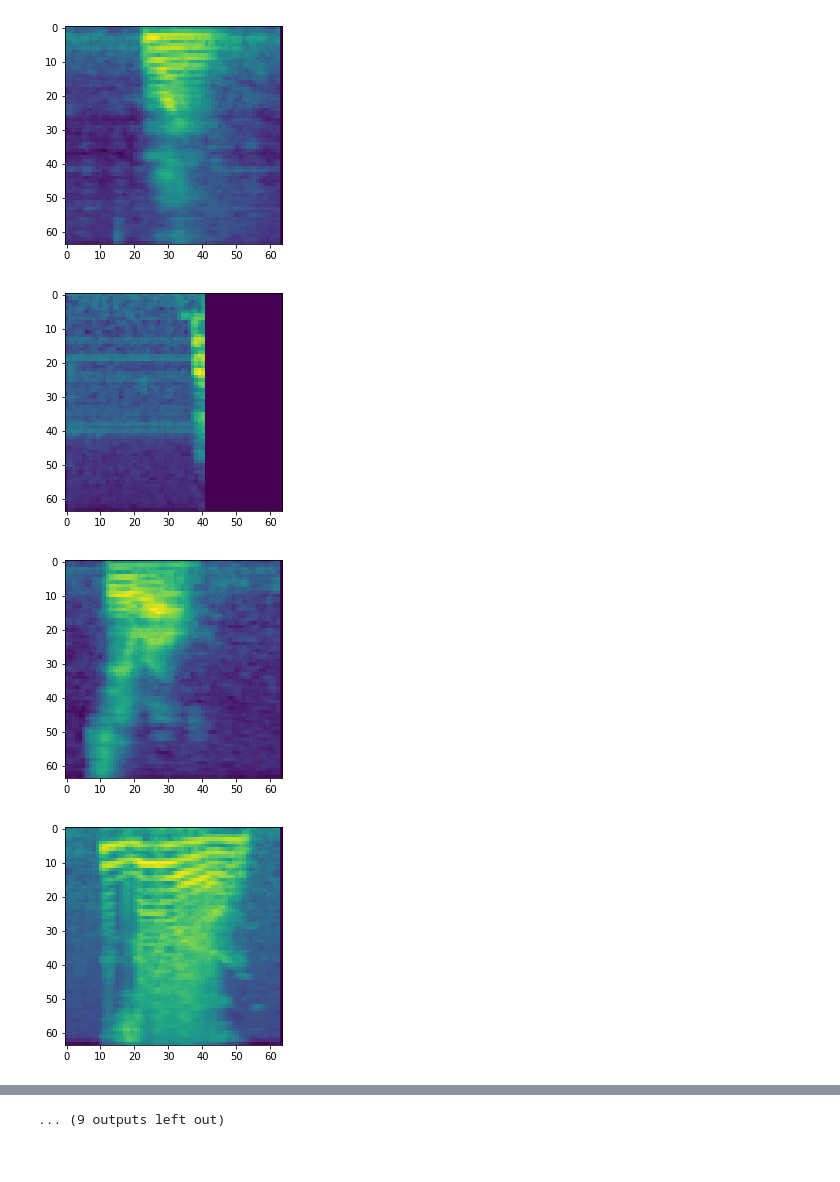
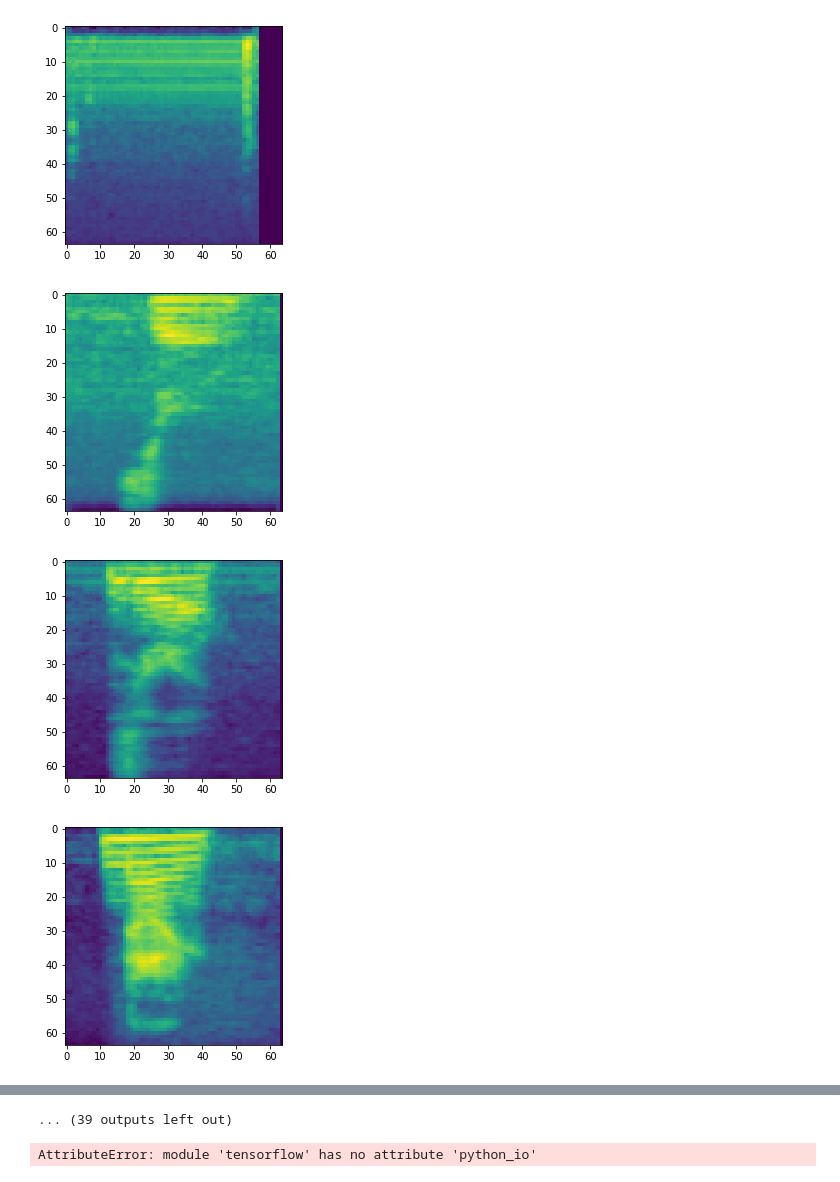
Before and after one commit to Newbeeer/Poisson_flow, a Jupyter notebook: tester.ipynb, the cells around one changed output, grey strips where cells are left out. Cells and saved outputs as stored; diff of their text form; code cells hidden in the pictures.

```diff
--- a/tester.ipynb
+++ b/tester.ipynb
@@ -19,12 +18,12 @@ WARNING:absl:options.experimental_threading is deprecated. Use options.threading
 import matplotlib.pyplot as plt
 # %%
 for i, item in enumerate(trainds):
-    if i>20: break
+    if i>50: break
     plt.figure()
     plt.imshow(item['image'][0][0])
     plt.show()
 # %% [output]
-[figure, old version]
+[figure, new version]
-[figure, old version]
+[figure, new version]
-[figure, old version]
+[figure, new version]
-[figure, old version]
+[figure, new version]
@@ -39 +38 @@ for i, item in enumerate(trainds):
-... (9 outputs left out)
+... (39 outputs left out)
@@ -39,0 +41,4 @@ for i, item in enumerate(trainds):
+# %%
+sum(1 for _ in tf.python_io.tf_record_iterator('sc09.tfrecords'))
+# %% [output]
+AttributeError: module 'tensorflow' has no attribute 'python_io'
```
Also changed, not shown: parts of 4 cells of this notebook, 14 other files.
